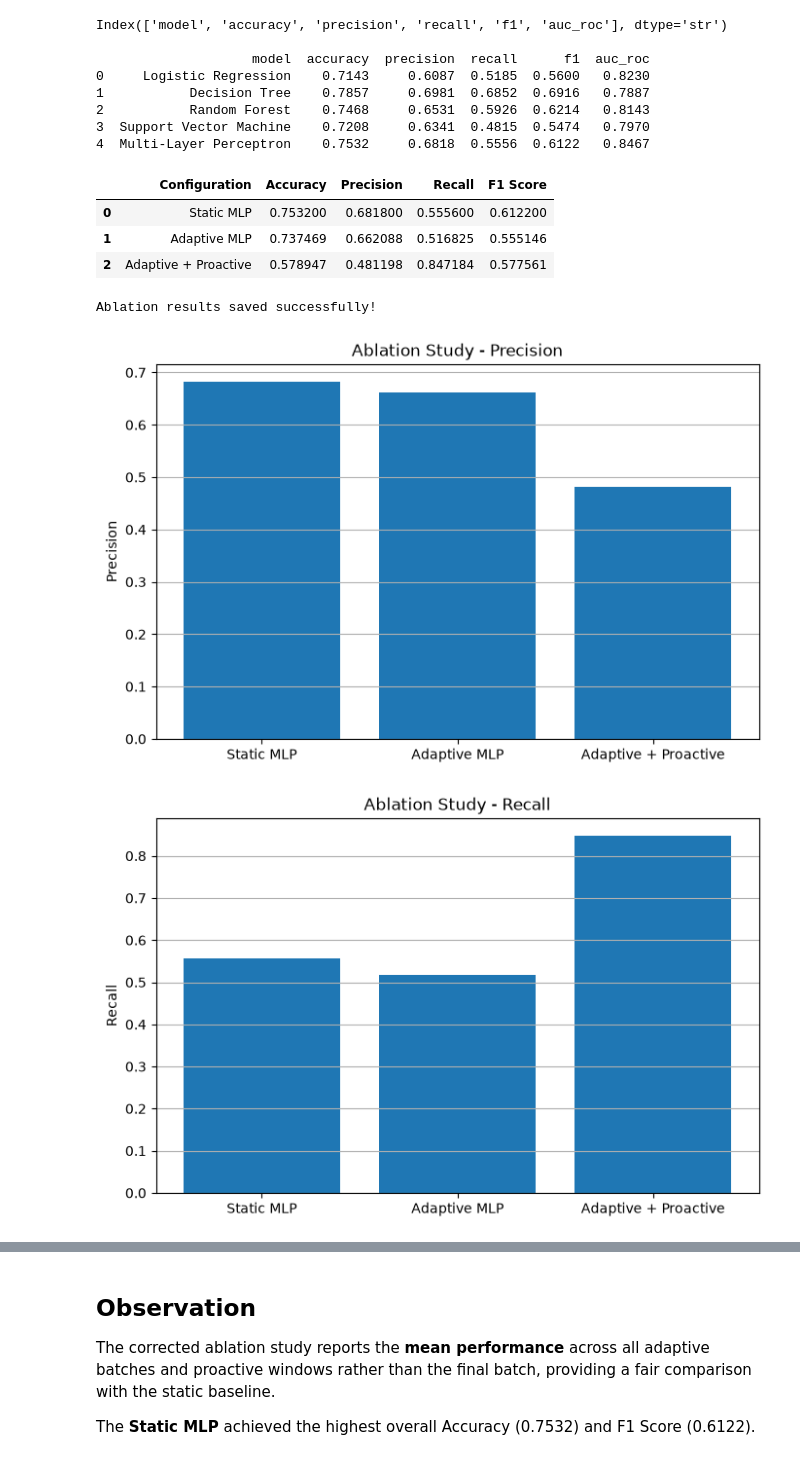
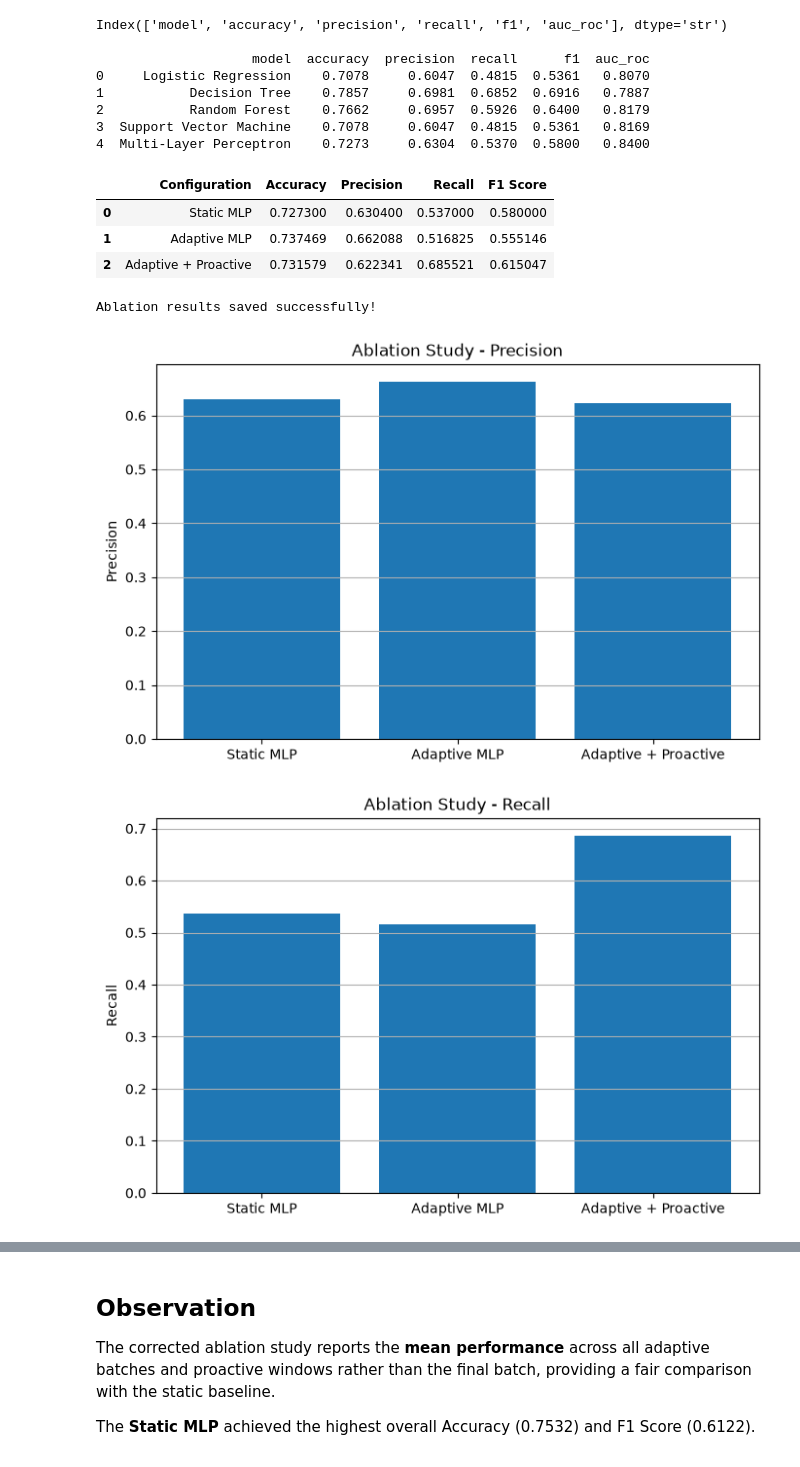
Before and after one commit to ap24110011024/Disease_detection, a Jupyter notebook: notebooks/diabetes/ablation_study.ipynb, the cells around one changed output, grey strips where cells are left out. Cells and saved outputs as stored; diff of their text form; code cells hidden in the pictures.

```diff
--- a/notebooks/diabetes/ablation_study.ipynb
+++ b/notebooks/diabetes/ablation_study.ipynb
@@ -5,7 +5,7 @@ import os
 # %%
 import pandas as pd
 
-baseline = pd.read_csv("results/result/canonical_baseline_results.csv")
+baseline = pd.read_csv("../../results/canonical_baseline_results.csv")
 
 print(baseline.columns)
 print()
@@ -14,23 +14,23 @@ print(baseline)
 Index(['model', 'accuracy', 'precision', 'recall', 'f1', 'auc_roc'], dtype='str')
 
                     model  accuracy  precision  recall      f1  auc_roc
-0     Logistic Regression    0.7143     0.6087  0.5185  0.5600   0.8230
+0     Logistic Regression    0.7078     0.6047  0.4815  0.5361   0.8070
 1           Decision Tree    0.7857     0.6981  0.6852  0.6916   0.7887
-2           Random Forest    0.7468     0.6531  0.5926  0.6214   0.8143
-3  Support Vector Machine    0.7208     0.6341  0.4815  0.5474   0.7970
-4  Multi-Layer Perceptron    0.7532     0.6818  0.5556  0.6122   0.8467
+2           Random Forest    0.7662     0.6957  0.5926  0.6400   0.8179
+3  Support Vector Machine    0.7078     0.6047  0.4815  0.5361   0.8169
+4  Multi-Layer Perceptron    0.7273     0.6304  0.5370  0.5800   0.8400
 # %%
 import pandas as pd
 
 
-baseline = pd.read_csv("results/result/canonical_baseline_results.csv")
+baseline = pd.read_csv("../../results/canonical_baseline_results.csv")
 
 adaptive_summary = pd.read_csv(
-    "results/week5/adaptive_summary.csv"
+    "../../results/week5/adaptive_summary.csv"
 )
 
 proactive_summary = pd.read_csv(
-    "results/week5/proactive_summary.csv"
+    "../../results/week5/proactive_summary.csv"
 )
 
 
@@ -58,34 +58,34 @@ ablation = pd.DataFrame({
     ],
 
     "Accuracy": [
         static["accuracy"],
         adaptive_result["Accuracy"],
         proactive_result["Accuracy"]
     ],
 
     "Precision": [
         static["precision"],
         adaptive_result["Precision"],
         proactive_result["Precision"]
     ],
 
     "Recall": [
         static["recall"],
         adaptive_result["Recall"],
         proactive_result["Recall"]
     ],
 
     "F1 Score": [
         static["f1"],
         adaptive_result["F1"],
         proactive_result["F1"]
     ]
 })
 
 ablation
 # %% [output]
 |  | Configuration | Accuracy | Precision | Recall | F1 Score |
-| 0 | Static MLP | 0.753200 | 0.681800 | 0.555600 | 0.612200 |
+| 0 | Static MLP | 0.727300 | 0.630400 | 0.537000 | 0.580000 |
 | 1 | Adaptive MLP | 0.737469 | 0.662088 | 0.516825 | 0.555146 |
-| 2 | Adaptive + Proactive | 0.578947 | 0.481198 | 0.847184 | 0.577561 |
+| 2 | Adaptive + Proactive | 0.731579 | 0.622341 | 0.685521 | 0.615047 |
 # %%
@@ -113,14 +113,14 @@ plt.ylabel("Precision")
 plt.grid(axis="y")
 
 plt.savefig(
-    "results/week5/ablation_precision.png",
+    "../../results/week5/ablation_precision.png",
     dpi=300,
     bbox_inches="tight"
 )
 
 plt.show()
 # %% [output]
-[figure, old version]
+[figure, new version]
 # %%
 plt.figure(figsize=(8,5))
 
@@ -135,14 +135,14 @@ plt.ylabel("Recall")
 plt.grid(axis="y")
 
 plt.savefig(
-    "results/week5/ablation_recall.png",
+    "../../results/week5/ablation_recall.png",
     dpi=300,
     bbox_inches="tight"
 )
 
 plt.show()
 # %% [output]
-[figure, old version]
+[figure, new version]
 # %%
 plt.figure(figsize=(8,5))
 
```
Also changed, not shown: parts of 3 cells of this notebook, 43 other files.
